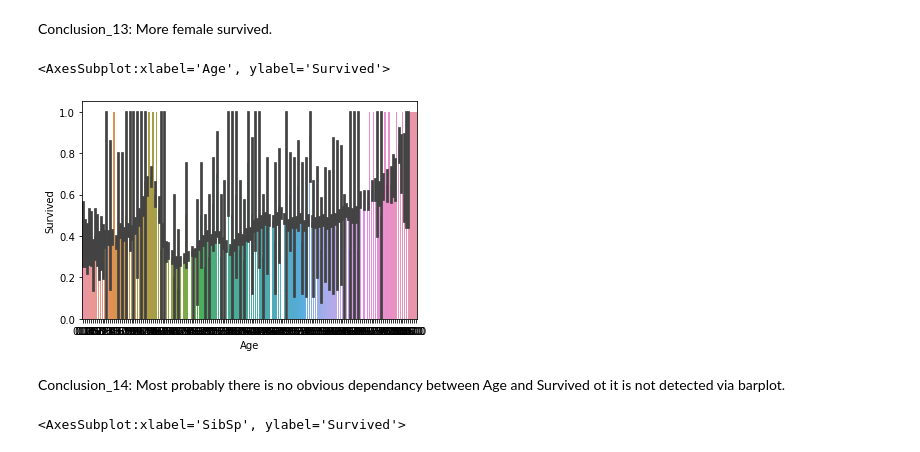
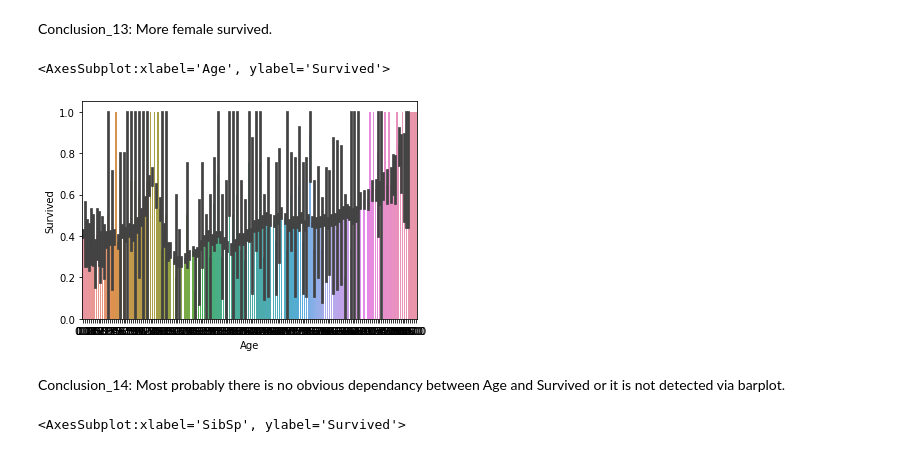
Before and after one commit to VeraAndreevna/Training, a Jupyter notebook: data_exploration.ipynb, the cells around one changed output. Drawn from its saved outputs; the diff is of its cells as text; code cells hidden in the pictures.

```diff
--- a/data_exploration.ipynb
+++ b/data_exploration.ipynb
@@ -102,7 +103,8 @@ Dataset statistics: Average record size in memory, B:
 96.00128
 # %%
 # replace all NA's with 0
-train_data.fillna(0)
+clean_train_data = train_data.fillna(0)
+clean_train_data.head()
 # %% [output]
 |  | PassengerId | Survived | Pclass | Name | Sex | Age | SibSp | Parch | Ticket | Fare | ... |
 | 0 | 0 | 1 | 1 | Oconnor, Frankie | male | 0.00 | 2 | 0 | 209245 | 27.14 | ... |
@@ -306,11 +301,11 @@ sns.barplot(x=train_data['Sex'], y=train_data['Survived'])
 Conclusion_13: More female survived.
 # %%
 # Bar chart
-sns.barplot(x=train_data['Age'], y=train_data['Survived'])
+sns.barplot(x=clean_train_data['Age'], y=clean_train_data['Survived'])
 # %% [output]
 <AxesSubplot:xlabel='Age', ylabel='Survived'>
-[figure, old version]
+[figure, new version]
 # %% [markdown]
-Conclusion_14: Most probably there is no obvious dependancy between Age and Survived ot it is not detected via barplot.
+Conclusion_14: Most probably there is no obvious dependancy between Age and Survived or it is not detected via barplot.
 # %%
 # Bar chart
```
Also changed, not shown: parts of 44 cells of this notebook.
